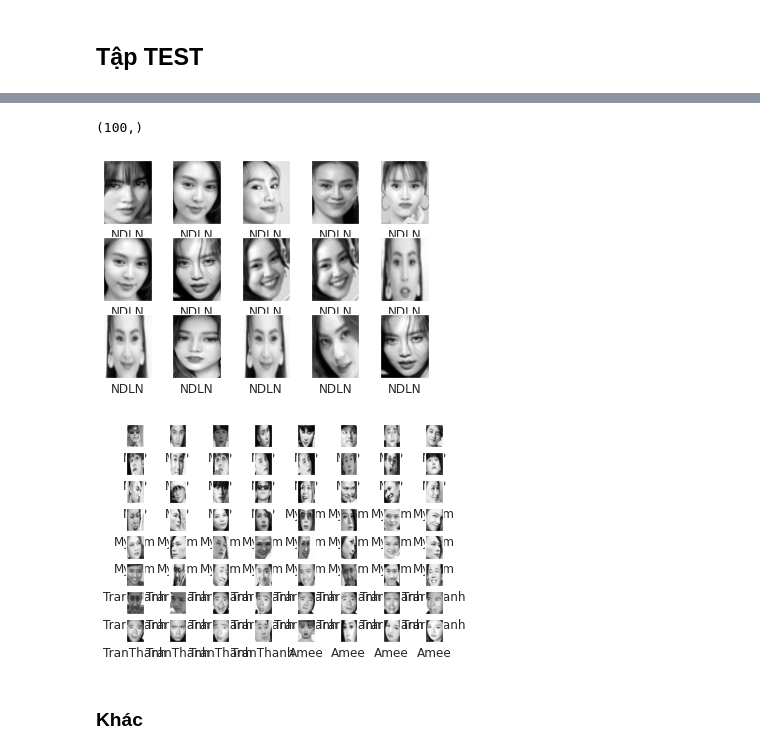
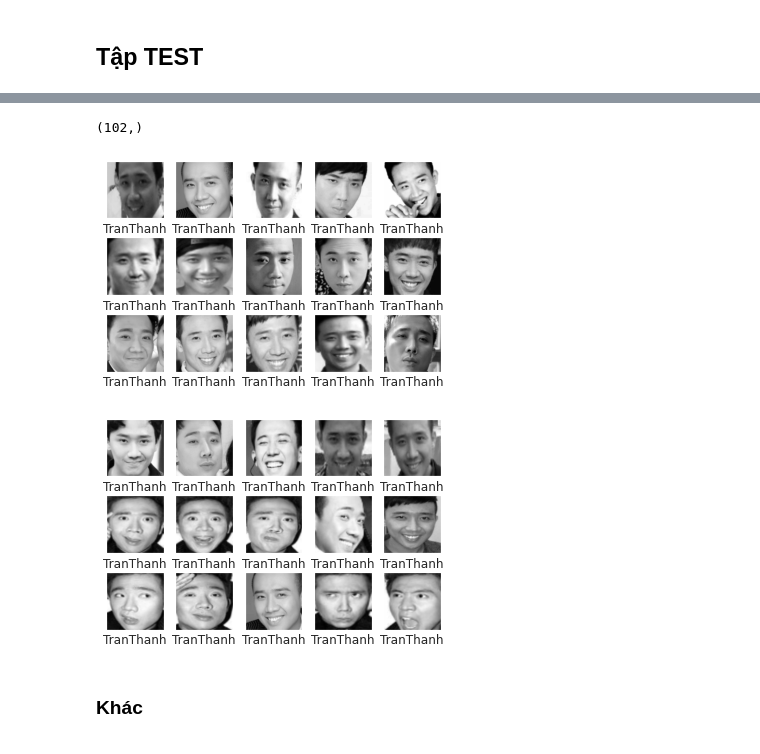
Before and after one commit to kangdoung/CS114.K21, a Jupyter notebook: Do_an_cuoi_ky/Classify_face_celeb_svc_and_cnn.ipynb, the cells around one changed output, grey strips where cells are left out. Saved outputs shown, nothing was run; the diff lists cells and outputs as text; code cells hidden in the pictures.

```diff
--- a/Do_an_cuoi_ky/Classify_face_celeb_svc_and_cnn.ipynb
+++ b/Do_an_cuoi_ky/Classify_face_celeb_svc_and_cnn.ipynb
@@ -29,7 +29,7 @@ for imgfolder in os.listdir('drive/My Drive/Data_No_Aug/ML/Train/'):
         print(filename)
         img = cv2.imread(filename,0)
         #print(img.shape)
-        img = cv2.resize(img, (216,216), interpolation = cv2.INTER_AREA)
+        img = cv2.resize(img, (200,200), interpolation = cv2.INTER_AREA)
         Images_train.append(img)
 
 Images_train = np.asarray(Images_train)
@@ -67,7 +86,7 @@ for imgfolder in os.listdir('drive/My Drive/Data_No_Aug/ML/Test/'):
         i += 1
         print(filename)
         img = cv2.imread(filename,0)
-        img = cv2.resize(img, (216,216), interpolation = cv2.INTER_AREA)
+        img = cv2.resize(img, (200,200), interpolation = cv2.INTER_AREA)
         print(img.shape)
         Images_test.append(img)
 Images_test = np.asarray(Images_test)
@@ -80,7 +118,7 @@ for imgfolder in os.listdir('drive/My Drive/Data_No_Aug/ML/Test/'):
 label_test = np.asarray(label_test)
 label_test.shape
 # %% [output]
-(100,)
+(102,)
 # %%
 #display training images and labels to make sure they lineup correctly
 %matplotlib inline
@@ -91,16 +129,16 @@ for i, axis in enumerate(ax.flat):
     axis.imshow(Images_train[i], cmap= 'gray')
     axis.set(xticks = [], yticks=[], xlabel=label_train[i])
 # %% [output]
-[figure, old version]
+[figure, new version]
 # %%
 #display test images and labels to make sure they lineup correctly
-fig, ax = plt.subplots(8, 8)
+fig, ax = plt.subplots(3, 5)
 for i, axi in enumerate(ax.flat):
     axi.imshow(Images_test[i], cmap='gray')
     axi.set(xticks=[], yticks=[],
             xlabel=label_test[i])
 # %% [output]
-[figure, old version]
+[figure, new version]
 # %% [markdown]
 ### Khác
 # %%
```
Also changed, not shown: parts of 29 cells of this notebook.
